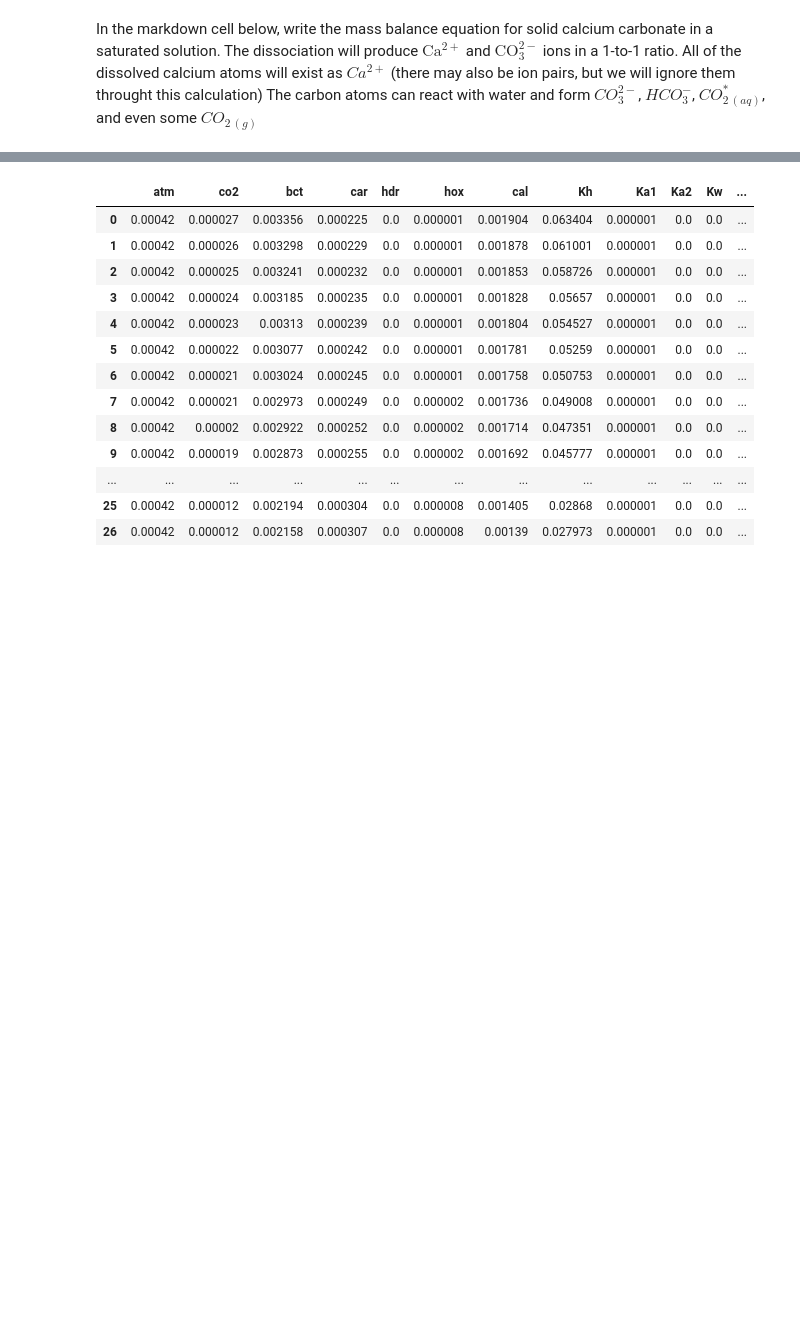
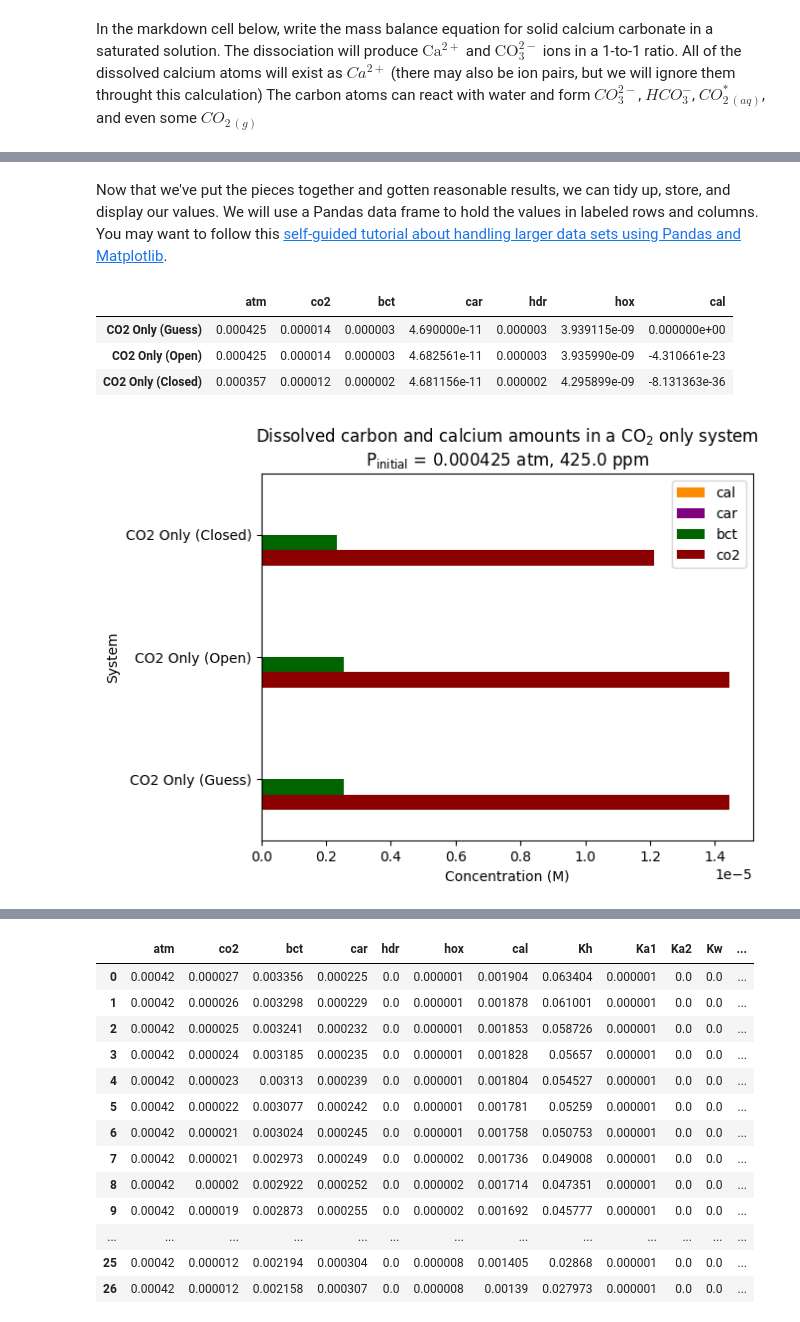
Before and after one commit to KevinCantrell/CHM477_Fitting, a Jupyter notebook: Student_Notebook_CO2_Equilibrium.ipynb, the cells around one changed output, grey strips where cells are left out. Cells and saved outputs as stored; diff of their text form; code cells hidden in the pictures; blank space fills up the shorter version.

```diff
--- a/Student_Notebook_CO2_Equilibrium.ipynb
+++ b/Student_Notebook_CO2_Equilibrium.ipynb
@@ -691,0 +410,24 @@ print("Activity coeff of +1= "+str(actCoeff))
+# %% [markdown]
+Now that we've put the pieces together and gotten reasonable results, we can tidy up, store, and display our values.  We will use a Pandas data frame to hold the values in labeled rows and columns.  You may want to follow this [self-guided tutorial about handling larger data sets using Pandas and Matplotlib](https://colab.research.google.com/drive/1oJMZvFXiE4yAk0c4nLgrNPMHXTlI4-Zs?usp=sharing).
+# %%
+#here we make an empty dataframe to hold all our results with 7 named columns
+dfCO2Only=pd.DataFrame(columns=["atm","co2","bct","car","hdr","hox","cal"])
+dfCO2Only.loc["CO2 Only (Guess)"]=xGuess
+dfCO2Only.loc["CO2 Only (Open)"]=xOpn
+dfCO2Only.loc["CO2 Only (Closed)"]=xCls
+
+ax = dfCO2Only[['co2','bct','car','cal']].plot(kind='barh',
+                                               color=ChartColors,
+                                               rot=0,
+                                               ylabel='System',
+                                               xlabel='Concentration (M)',
+                                               title="Dissolved carbon and calcium amounts in a $\mathrm{CO_2}$ only system\n"+"$\mathrm{P_{initial}}$ = "+str(Pinit)+" atm, "+str(Pinit*1e6)+" ppm"
+                                               )
+plt.legend(loc='upper right',reverse=True)
+dfCO2Only
+# %% [output]
+|  | atm | co2 | bct | car | hdr | hox | cal |
+| CO2 Only (Guess) | 0.000425 | 0.000014 | 0.000003 | 4.690000e-11 | 0.000003 | 3.939115e-09 | 0.000000e+00 |
+| CO2 Only (Open) | 0.000425 | 0.000014 | 0.000003 | 4.682561e-11 | 0.000003 | 3.935990e-09 | -4.310661e-23 |
+| CO2 Only (Closed) | 0.000357 | 0.000012 | 0.000002 | 4.681156e-11 | 0.000002 | 4.295899e-09 | -8.131363e-36 |
+[figure, added]
```
Also changed, not shown: parts of 101 cells of this notebook.
